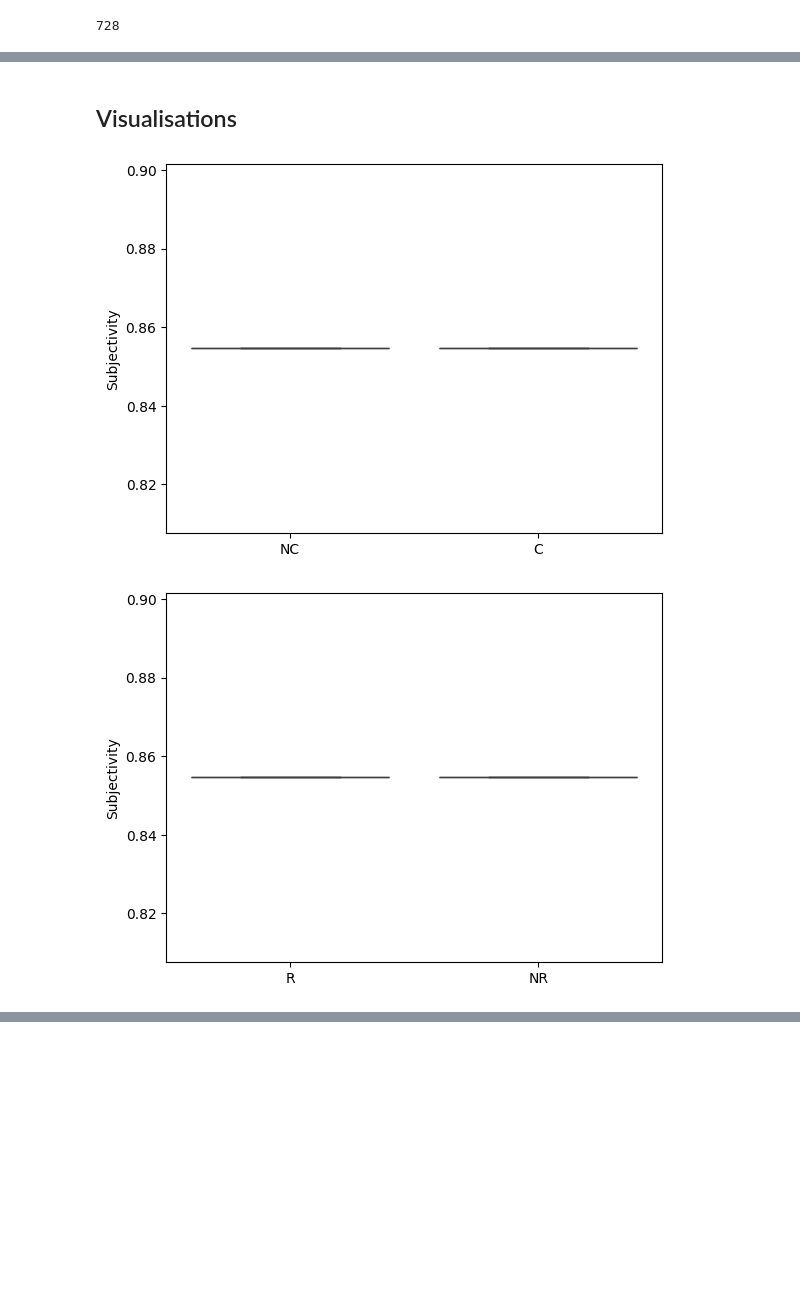
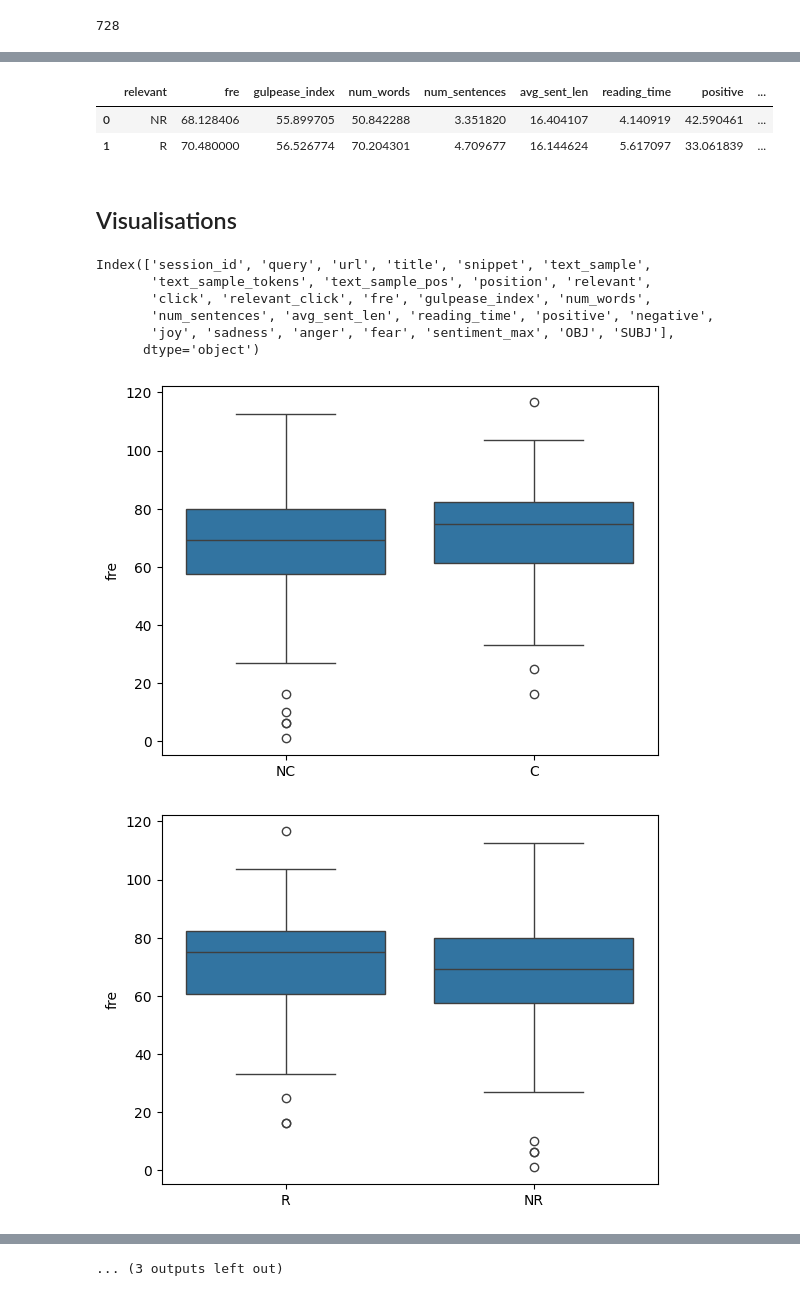
Before and after one commit to SOLandChildren/IR4Good2026, a Jupyter notebook: data_analysis.ipynb, the cells around one changed output, grey strips where cells are left out. Saved outputs shown, nothing was run; the diff lists cells and outputs as text; code cells hidden in the pictures; blank space fills up the shorter version.

Commit message:
Update on cleaning data

```diff
--- a/data_analysis.ipynb
+++ b/data_analysis.ipynb
@@ -370,2 +370,12 @@ len(merged_df)
+# %%
+metrics = ['fre', 'gulpease_index', 'num_words',
+       'num_sentences', 'avg_sent_len', 'reading_time', 'positive', 'negative',
+       'joy', 'sadness', 'anger', 'fear', 'sentiment_max', 'OBJ', 'SUBJ']
+
+merged_df.groupby(["relevant"])[metrics].mean().reset_index()
+# %% [output]
+|  | relevant | fre | gulpease_index | num_words | num_sentences | avg_sent_len | reading_time | positive | ... |
+| 0 | NR | 68.128406 | 55.899705 | 50.842288 | 3.351820 | 16.404107 | 4.140919 | 42.590461 | ... |
+| 1 | R | 70.480000 | 56.526774 | 70.204301 | 4.709677 | 16.144624 | 5.617097 | 33.061839 | ... |
 # %% [markdown]
 ## Visualisations
@@ -400,7 +382,48 @@ def visualise_metric(metric, metric_label):
 # %%
-merged_df.drop([""])
+import pandas as pd
+
+merged_df = pd.read_excel("./output/analysed_data.xlsx")
+merged_df.columns
+# %% [output]
+Index(['session_id', 'query', 'url', 'title', 'snippet', 'text_sample',
+       'text_sample_tokens', 'text_sample_pos', 'position', 'relevant',
+       'click', 'relevant_click', 'fre', 'gulpease_index', 'num_words',
+       'num_sentences', 'avg_sent_len', 'reading_time', 'positive', 'negative',
+       'joy', 'sadness', 'anger', 'fear', 'sentiment_max', 'OBJ', 'SUBJ'],
+      dtype='object')
+# %%
+import seaborn as sns
+import matplotlib.pyplot as plt
+import numpy as np
+import pandas as pd
+
+def visualise_metric(metric, metric_label):
+    merged_df = pd.read_excel("./output/analysed_data.xlsx")
+    g = sns.boxplot(data = merged_df, y=metric, x="click")
+    g.set_ylabel(metric_label)
+    g.set_xlabel("")
+    file_name = metric+"_click.pdf"
+    plt.savefig("./figures/"+file_name, dpi=400, bbox_inches="tight")
+    plt.show()
+
+    g = sns.boxplot(data = merged_df, y=metric, x="relevant")
+    g.set_ylabel(metric_label)
+    g.set_xlabel("")
+    file_name = metric+"_relevant.pdf"
+    plt.savefig("./figures/"+file_name, dpi=400, bbox_inches="tight")
+    plt.show()
+
+    g = sns.boxplot(data = merged_df, y=metric, x="relevant_click")
+    g.set_ylabel(metric_label)
+    g.set_xlabel("")
+    file_name = metric+"_relevant_click.pdf"
+    plt.savefig("./figures/"+file_name, dpi=400, bbox_inches="tight")
+    plt.show()
 # %%
-visualise_metric(metric="hateful", metric_label="Subjectivity")
+reported_metrics = ['fre', 'gulpease_index', 'reading_time', 'sentiment_max', 'SUBJ']
+
+for metric in reported_metrics:
+    visualise_metric(metric=metric, metric_label=metric)
 # %% [output]
-[figure, old version]
+[figure, new version]
-[figure, old version]
+[figure, new version]
@@ -407,0 +440 @@ visualise_metric(metric="hateful", metric_label="Subjectivity")
+... (3 outputs left out)
```
Also changed, not shown: parts of 9 cells of this notebook, 56 other files.
